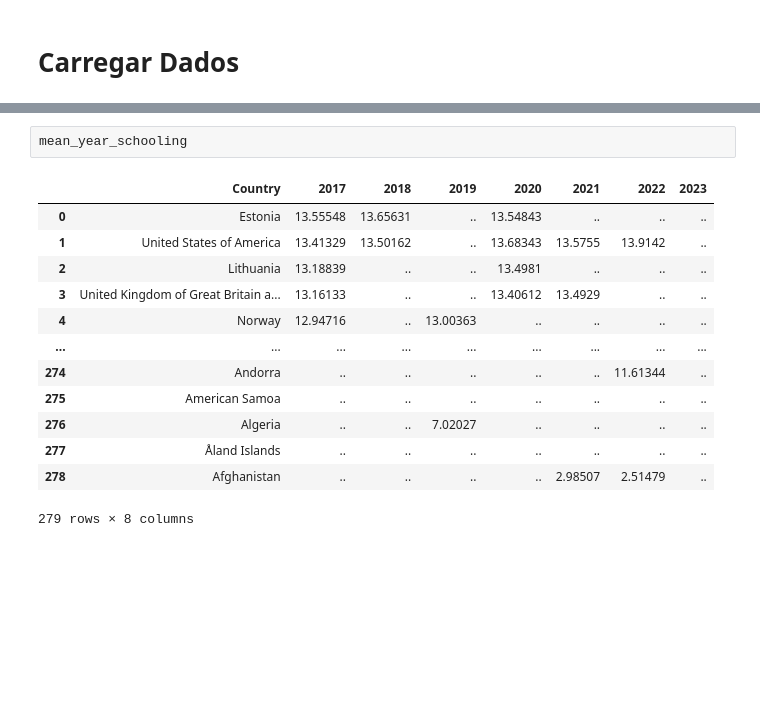
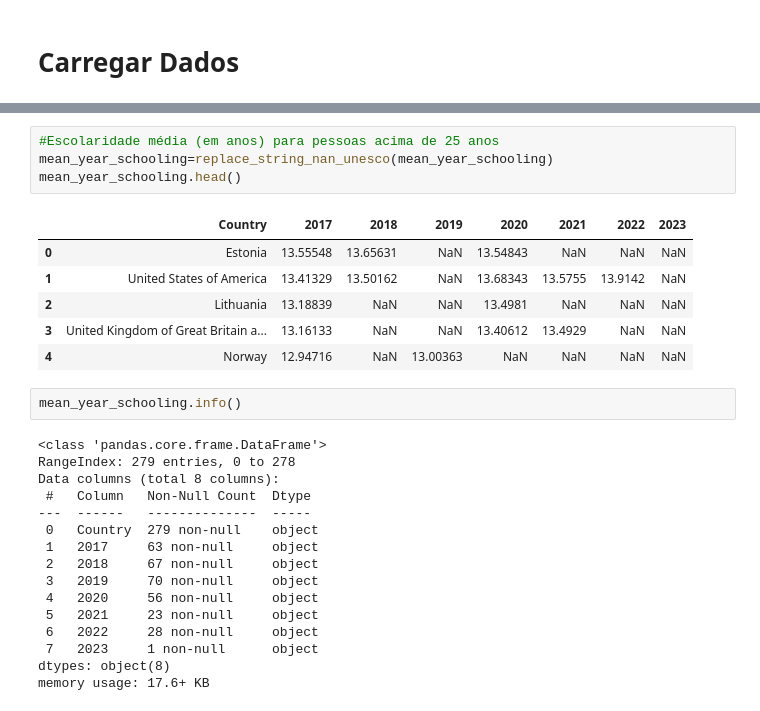
Before and after one commit to RodolfoPCruz/education_analysis, a Jupyter notebook: Comparativo/Comparativo.ipynb, the cells around one changed output, grey strips where cells are left out. Saved outputs shown, nothing was run; the diff lists cells and outputs as text; blank space fills up the shorter version.

```diff
--- a/Comparativo/Comparativo.ipynb
+++ b/Comparativo/Comparativo.ipynb
@@ -25,16 +62,29 @@ investimento_em_milhoes =pd.read_excel(path+'Government expenditure on education
+# %%
+#Escolaridade média (em anos) para pessoas acima de 25 anos
+mean_year_schooling=replace_string_nan_unesco(mean_year_schooling)
+mean_year_schooling.head()
+# %% [output]
+|  | Country | 2017 | 2018 | 2019 | 2020 | 2021 | 2022 | 2023 |
+| 0 | Estonia | 13.55548 | 13.65631 | NaN | 13.54843 | NaN | NaN | NaN |
+| 1 | United States of America | 13.41329 | 13.50162 | NaN | 13.68343 | 13.5755 | 13.9142 | NaN |
+| 2 | Lithuania | 13.18839 | NaN | NaN | 13.4981 | NaN | NaN | NaN |
+| 3 | United Kingdom of Great Britain a... | 13.16133 | NaN | NaN | 13.40612 | 13.4929 | NaN | NaN |
+| 4 | Norway | 12.94716 | NaN | 13.00363 | NaN | NaN | NaN | NaN |
 # %%
-mean_year_schooling
+mean_year_schooling.info()
 # %% [output]
-|  | Country | 2017 | 2018 | 2019 | 2020 | 2021 | 2022 | 2023 |
-| 0 | Estonia | 13.55548 | 13.65631 | .. | 13.54843 | .. | .. | .. |
-| 1 | United States of America | 13.41329 | 13.50162 | .. | 13.68343 | 13.5755 | 13.9142 | .. |
-| 2 | Lithuania | 13.18839 | .. | .. | 13.4981 | .. | .. | .. |
-| 3 | United Kingdom of Great Britain a... | 13.16133 | .. | .. | 13.40612 | 13.4929 | .. | .. |
-| 4 | Norway | 12.94716 | .. | 13.00363 | .. | .. | .. | .. |
-| ... | ... | ... | ... | ... | ... | ... | ... | ... |
-| 274 | Andorra | .. | .. | .. | .. | .. | 11.61344 | .. |
-| 275 | American Samoa | .. | .. | .. | .. | .. | .. | .. |
-| 276 | Algeria | .. | .. | 7.02027 | .. | .. | .. | .. |
-| 277 | Åland Islands | .. | .. | .. | .. | .. | .. | .. |
-| 278 | Afghanistan | .. | .. | .. | .. | 2.98507 | 2.51479 | .. |
-279 rows × 8 columns
+<class 'pandas.core.frame.DataFrame'>
+RangeIndex: 279 entries, 0 to 278
+Data columns (total 8 columns):
+ #   Column   Non-Null Count  Dtype
+---  ------   --------------  -----
+ 0   Country  279 non-null    object
+ 1   2017     63 non-null     object
+ 2   2018     67 non-null     object
+ 3   2019     70 non-null     object
+ 4   2020     56 non-null     object
+ 5   2021     23 non-null     object
+ 6   2022     28 non-null     object
+ 7   2023     1 non-null      object
+dtypes: object(8)
+memory usage: 17.6+ KB
```
Also changed, not shown: parts of 16 cells of this notebook, 3 other files.
